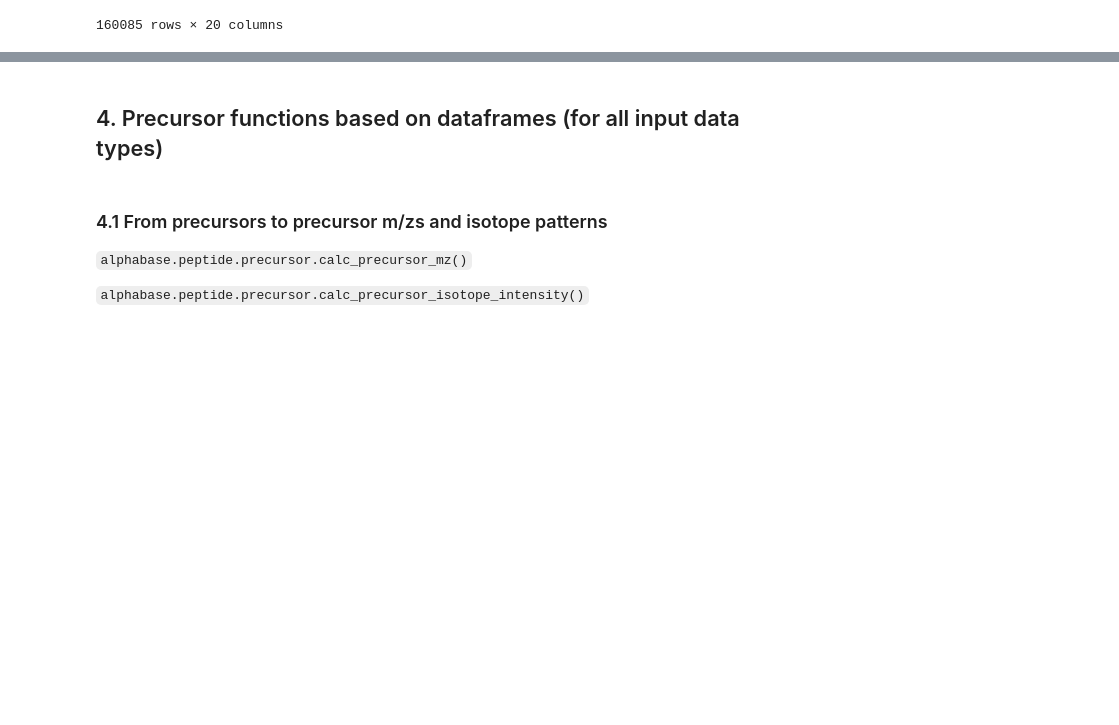
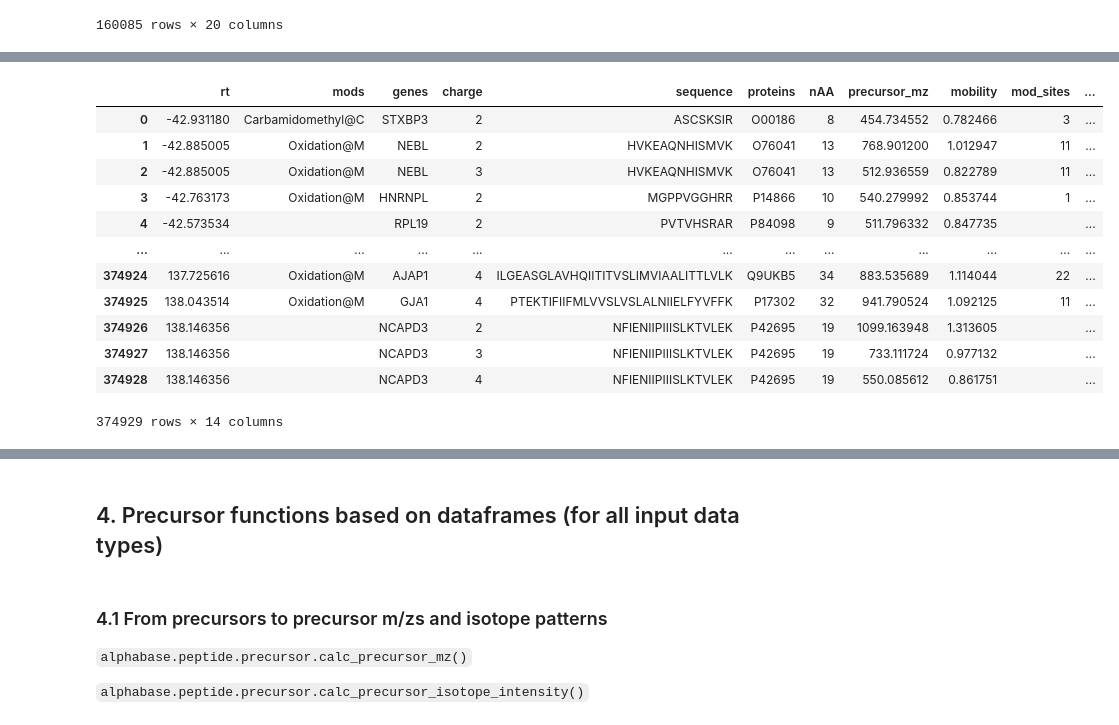
Before and after one commit to MannLabs/alphabase, a Jupyter notebook: docs/tutorials/tutorial_basic_functionalities.ipynb, the cells around one changed output, grey strips where cells are left out. Saved outputs shown, nothing was run; the diff lists cells and outputs as text; code cells hidden in the pictures; blank space fills up the shorter version.

```diff
--- a/docs/tutorials/tutorial_basic_functionalities.ipynb
+++ b/docs/tutorials/tutorial_basic_functionalities.ipynb
@@ -231,0 +275,20 @@ OSError: Unable to open file (file signature not found)
+# %%
+from alphabase.spectral_library.reader import LibraryReaderBase
+
+speclib = LibraryReaderBase()
+speclib.load(lib_file)
+speclib.precursor_df
+# %% [output]
+|  | rt | mods | genes | charge | sequence | proteins | nAA | precursor_mz | mobility | mod_sites | ... |
+| 0 | -42.931180 | Carbamidomethyl@C | STXBP3 | 2 | ASCSKSIR | O00186 | 8 | 454.734552 | 0.782466 | 3 | ... |
+| 1 | -42.885005 | Oxidation@M | NEBL | 2 | HVKEAQNHISMVK | O76041 | 13 | 768.901200 | 1.012947 | 11 | ... |
+| 2 | -42.885005 | Oxidation@M | NEBL | 3 | HVKEAQNHISMVK | O76041 | 13 | 512.936559 | 0.822789 | 11 | ... |
+| 3 | -42.763173 | Oxidation@M | HNRNPL | 2 | MGPPVGGHRR | P14866 | 10 | 540.279992 | 0.853744 | 1 | ... |
+| 4 | -42.573534 |  | RPL19 | 2 | PVTVHSRAR | P84098 | 9 | 511.796332 | 0.847735 |  | ... |
+| ... | ... | ... | ... | ... | ... | ... | ... | ... | ... | ... | ... |
+| 374924 | 137.725616 | Oxidation@M | AJAP1 | 4 | ILGEASGLAVHQIITITVSLIMVIAALITTLVLK | Q9UKB5 | 34 | 883.535689 | 1.114044 | 22 | ... |
+| 374925 | 138.043514 | Oxidation@M | GJA1 | 4 | PTEKTIFIIFMLVVSLVSLALNIIELFYVFFK | P17302 | 32 | 941.790524 | 1.092125 | 11 | ... |
+| 374926 | 138.146356 |  | NCAPD3 | 2 | NFIENIIPIIISLKTVLEK | P42695 | 19 | 1099.163948 | 1.313605 |  | ... |
+| 374927 | 138.146356 |  | NCAPD3 | 3 | NFIENIIPIIISLKTVLEK | P42695 | 19 | 733.111724 | 0.977132 |  | ... |
+| 374928 | 138.146356 |  | NCAPD3 | 4 | NFIENIIPIIISLKTVLEK | P42695 | 19 | 550.085612 | 0.861751 |  | ... |
+374929 rows × 14 columns
```
Also changed, not shown: parts of 20 cells of this notebook, 2 other files.
